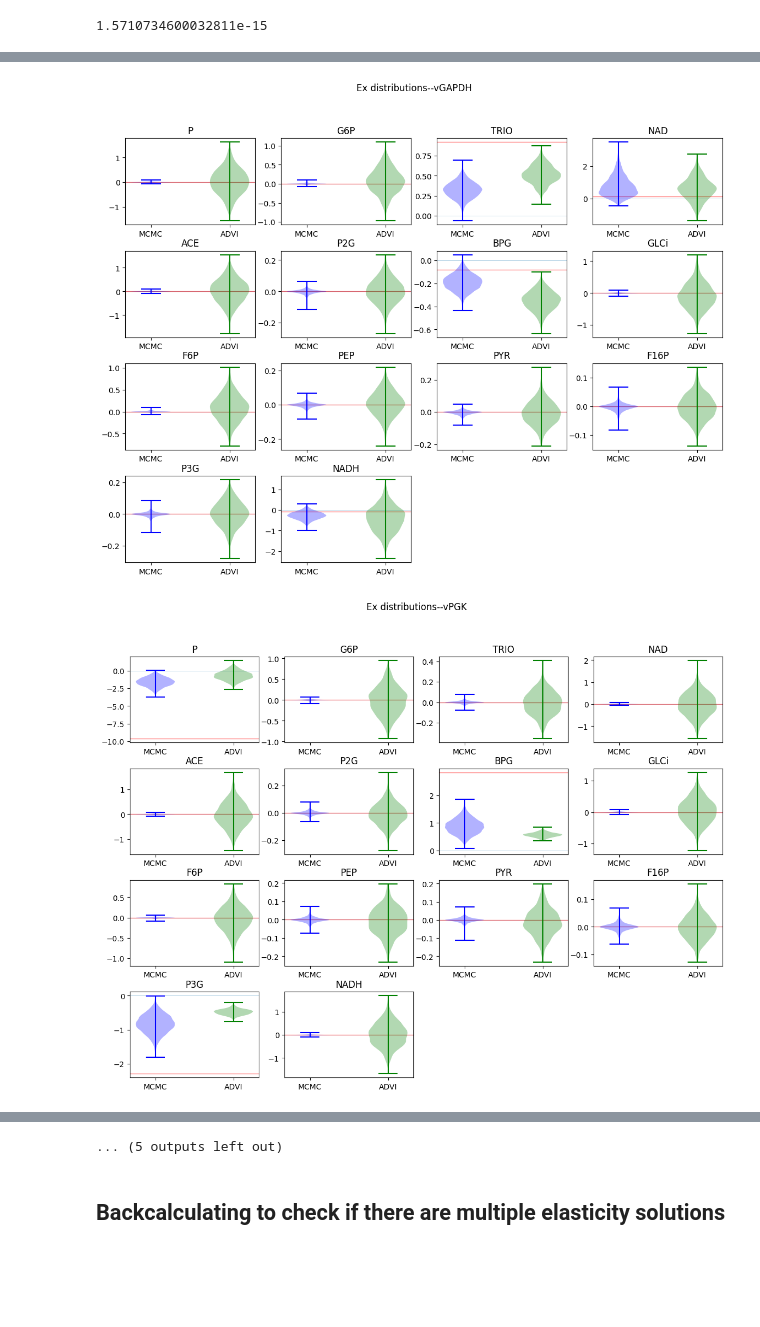
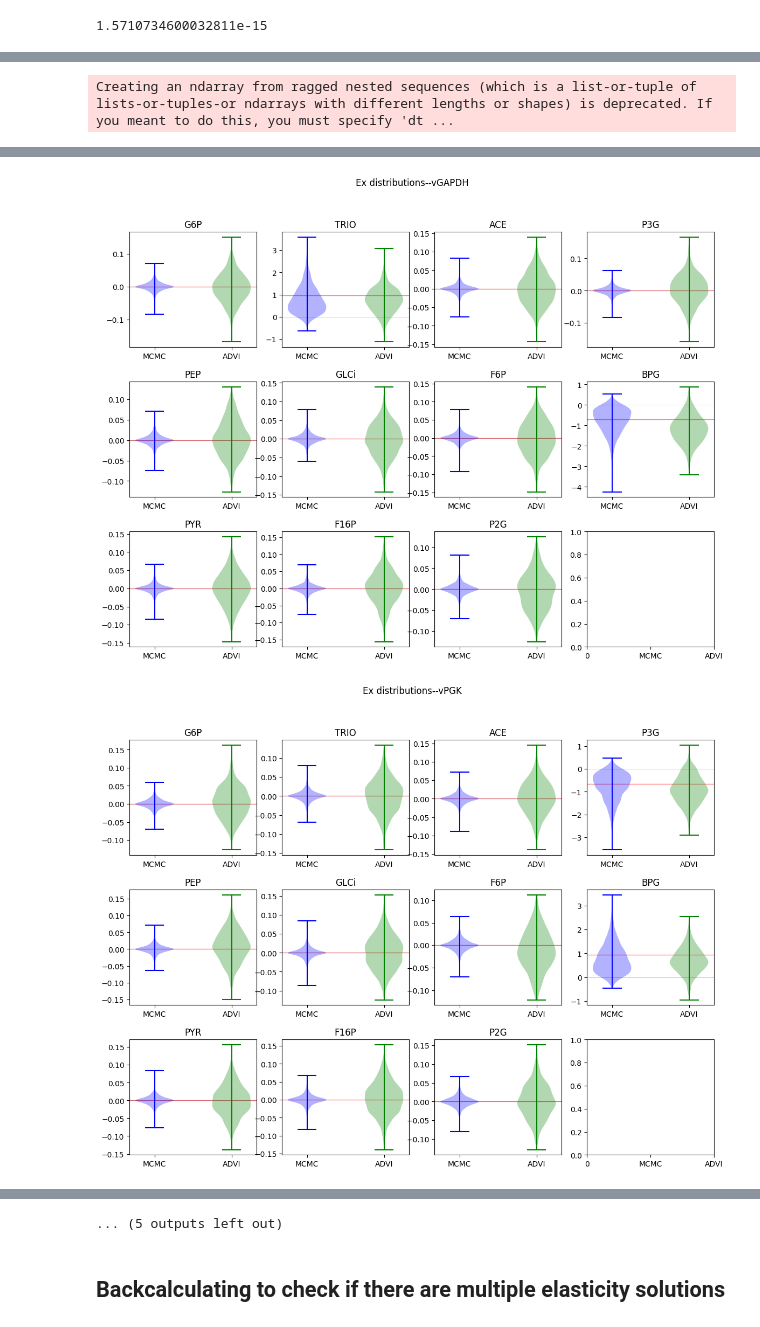
Before and after one commit to sys-bio/BMCA-pipeline, a Jupyter notebook: notebooks/all_data/perturbingEnzymesAndYs_v_noE.ipynb, the cells around one changed output, grey strips where cells are left out. Saved outputs shown, nothing was run; the diff lists cells and outputs as text; code cells hidden in the pictures; blank space fills up the shorter version.

```diff
--- a/notebooks/all_data/perturbingEnzymesAndYs_v_noE.ipynb
+++ b/notebooks/all_data/perturbingEnzymesAndYs_v_noE.ipynb
@@ -41,6 +45,6 @@ util.ant_to_cobra(Teusink_ant)
 # %%
 Teusink_ant ='../../data/interim/Antimony/Simplified_Teusink_yeast.ant'
-data_file = '../../data/interim/generated_data/ogTeusink/Simplified_Teusink_yeast_0.99.csv'
+data_file = '../../data/interim/generated_data/Simplified_Teusink_yeast_0.99.csv'
 df = pd.read_csv(data_file)
 
 # need to fix this so only rows with concentrations less than 0 are dropped
@@ -131,5 +102,5 @@ def run_ADVI(BMCA_obj):
 
     return approx.sample(draws=1000, random_seed=1)
 
-trace_ADVI = run_ADVI(BIOMD64_15)
+trace_ADVI = run_ADVI(BIOMD64)
 # %% [output]
@@ -192,7 +166,7 @@ colors = ['blue', 'green', '#fa8602', 'magenta', '#07f53b', '#2312b8']
 
 for i,rxn in enumerate(r.getReactionIds()): #['vADH']
 
-    fig, ax = plt.subplots(4,4, figsize = (14,10))
+    fig, ax = plt.subplots(3,4, figsize = (14,10))
     ii=-1
 
     fig.suptitle(f'Ex distributions--{rxn}\n')
@@ -204,7 +178,7 @@ for i,rxn in enumerate(r.getReactionIds()): #['vADH']
             ii += 1
 
         met_traces=[]
-        for trace in [g.transpose(1, 2, 0), Ex_advi.transpose(1,2,0)]:
+        for trace in [Ex.transpose(1, 2, 0), Ex_advi.transpose(1,2,0)]:
             met_traces.append(trace[i,j,:])
 
         met_traces = np.array(met_traces).T
@@ -222,6 +196,7 @@ for i,rxn in enumerate(r.getReactionIds()): #['vADH']
         ax[ii, j%4].axhline(r.getScaledElasticityMatrix()[i,j], linewidth=1, zorder=0, alpha=0.5,color='red')
         ax[ii, j%4].set_title(met)
 
-    fig.delaxes(ax[3,2])
-    fig.delaxes(ax[3,3])
+    # fig.delaxes(ax[3,2])
+    # fig.delaxes(ax[3,3])
 # %% [output]
+Creating an ndarray from ragged nested sequences (which is a list-or-tuple of lists-or-tuples-or ndarrays with different lengths or shapes) is deprecated. If you meant to do this, you must specify 'dt ...
@@ -234,2 +209,2 @@ for i,rxn in enumerate(r.getReactionIds()): #['vADH']
-[figure, old version]
+[figure, new version]
-[figure, old version]
+[figure, new version]
@@ -240,4 +214,4 @@ for i,rxn in enumerate(r.getReactionIds()): #['vADH']
-... (5 outputs left out)
+... (5 outputs left out)
 # %% [markdown]
 ## Backcalculating to check if there are multiple elasticity solutions
 # %%
```
Also changed, not shown: parts of 32 cells of this notebook.
